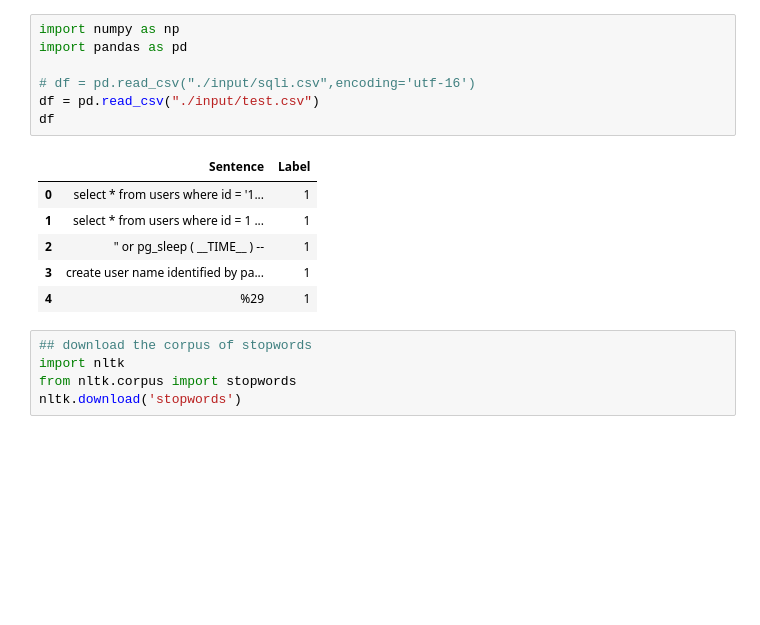
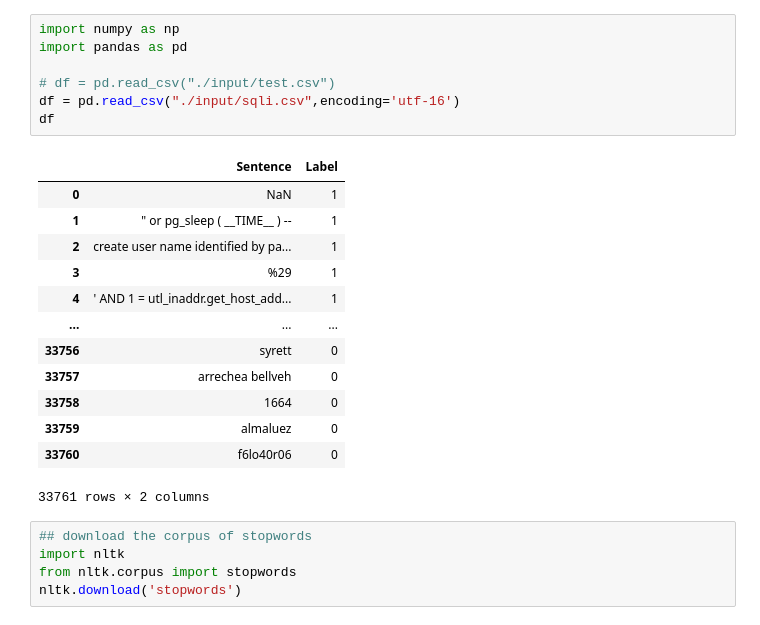
Before and after one commit to rgbetanco/sql-parser, a Jupyter notebook: AI/AI_project/sql_injection_detecting.ipynb, the cells around one changed output. Saved outputs shown, nothing was run; the diff lists cells and outputs as text; blank space fills up the shorter version.

```diff
--- a/AI/AI_project/sql_injection_detecting.ipynb
+++ b/AI/AI_project/sql_injection_detecting.ipynb
@@ -1,17 +1,24 @@
 # %%
 import numpy as np
 import pandas as pd
 
-# df = pd.read_csv("./input/sqli.csv",encoding='utf-16')
-df = pd.read_csv("./input/test.csv")
+# df = pd.read_csv("./input/test.csv")
+df = pd.read_csv("./input/sqli.csv",encoding='utf-16')
 df
 # %% [output]
 |  | Sentence | Label |
-| 0 | select * from users where id = '1... | 1 |
-| 1 | select * from users where id = 1 ... | 1 |
-| 2 | " or pg_sleep ( __TIME__ ) -- | 1 |
-| 3 | create user name identified by pa... | 1 |
-| 4 | %29 | 1 |
+| 0 | NaN | 1 |
+| 1 | " or pg_sleep ( __TIME__ ) -- | 1 |
+| 2 | create user name identified by pa... | 1 |
+| 3 | %29 | 1 |
+| 4 | ' AND 1 = utl_inaddr.get_host_add... | 1 |
+| ... | ... | ... |
+| 33756 | syrett | 0 |
+| 33757 | arrechea bellveh | 0 |
+| 33758 | 1664 | 0 |
+| 33759 | almaluez | 0 |
+| 33760 | f6lo40r06 | 0 |
+33761 rows × 2 columns
 # %%
 ## download the corpus of stopwords
 import nltk
```
Also changed, not shown: parts of 13 cells of this notebook, 1 other file.
